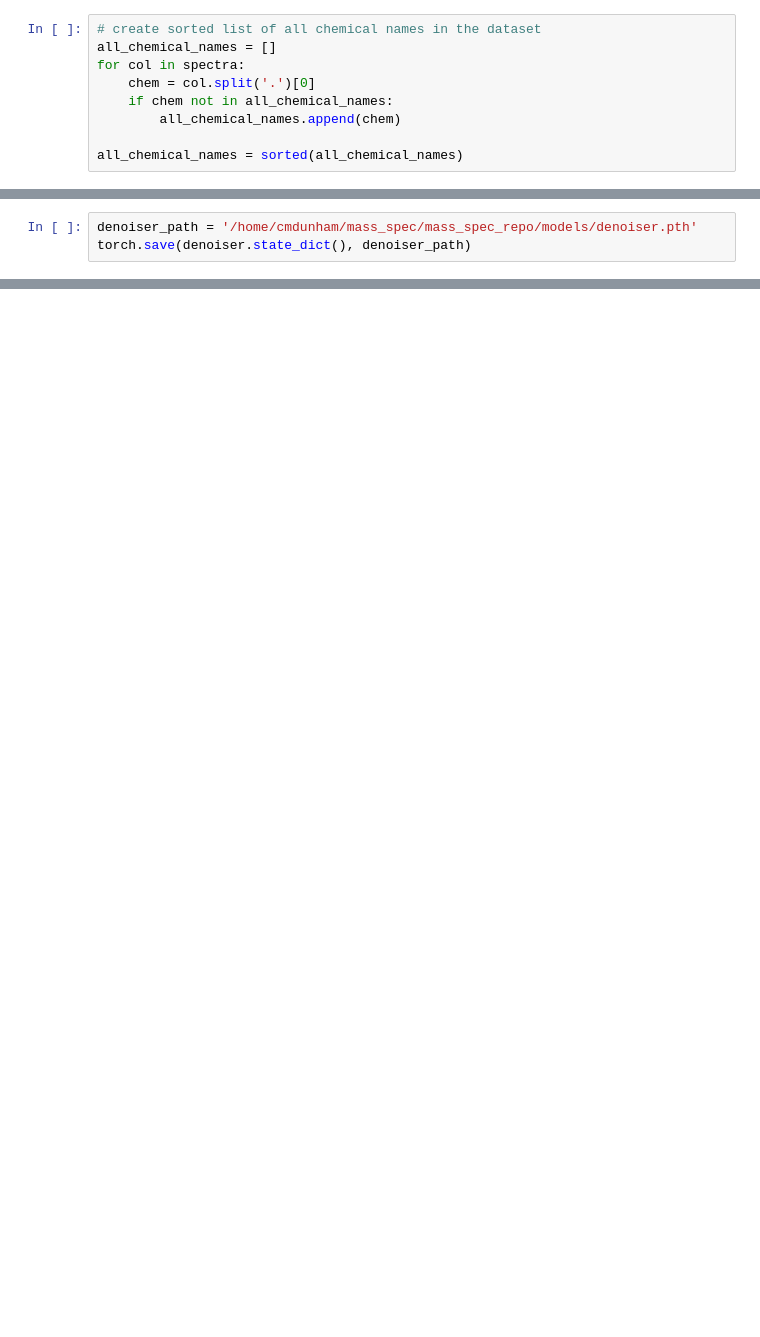
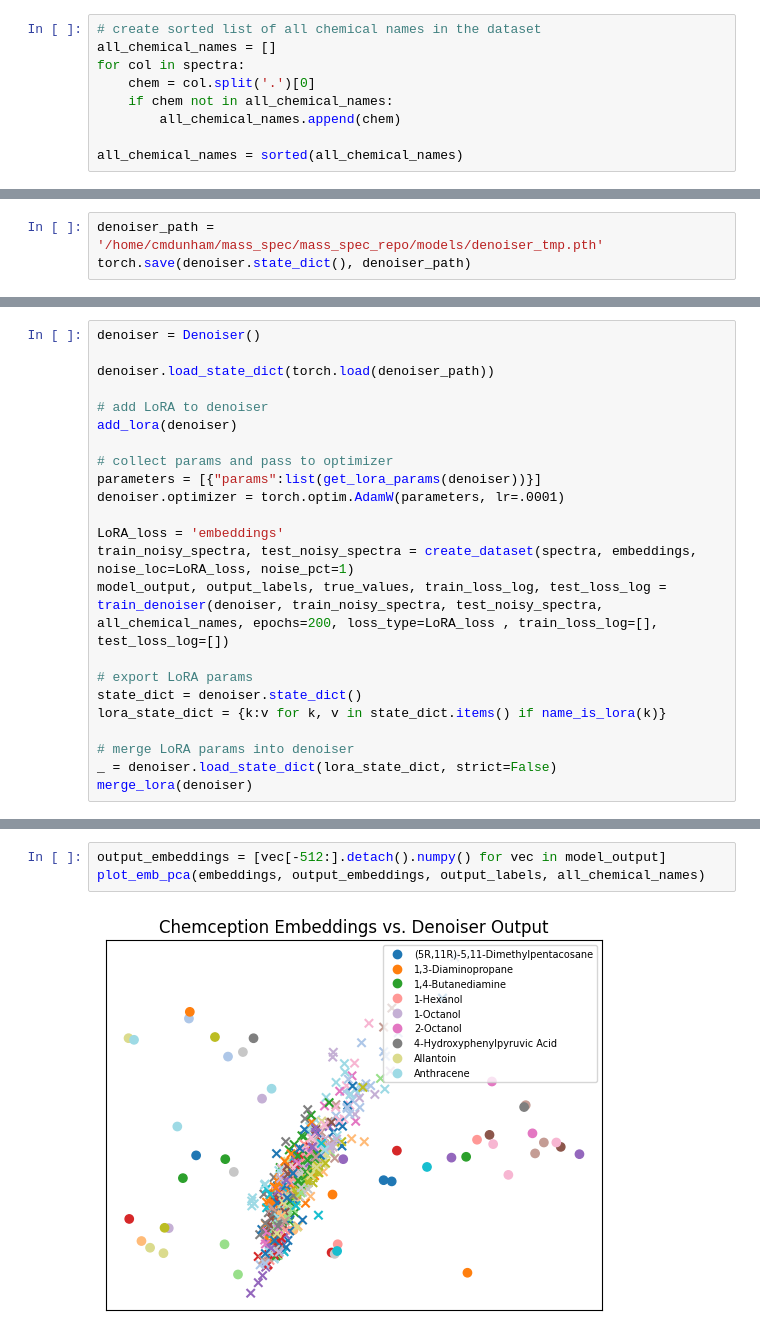
Before and after one commit to CateMerfeld/mass_spec, a Jupyter notebook: single_model/denoiser.ipynb, the cells around one changed output, grey strips where cells are left out. Cells and saved outputs as stored; diff of their text form; blank space fills up the shorter version.

```diff
--- a/single_model/denoiser.ipynb
+++ b/single_model/denoiser.ipynb
@@ -333,3 +397,3 @@ plot_emb_pca(embeddings, output_embeddings, output_labels)
 # %%
-denoiser_path = '/home/cmdunham/mass_spec/mass_spec_repo/models/denoiser.pth'
+denoiser_path = '/home/cmdunham/mass_spec/mass_spec_repo/models/denoiser_tmp.pth'
 torch.save(denoiser.state_dict(), denoiser_path)
@@ -335,0 +484,23 @@ torch.save(denoiser.state_dict(), denoiser_path)
+# %%
+denoiser = Denoiser()
+
+denoiser.load_state_dict(torch.load(denoiser_path))
+
+# add LoRA to denoiser
+add_lora(denoiser)
+
+# collect params and pass to optimizer
+parameters = [{"params":list(get_lora_params(denoiser))}]
+denoiser.optimizer = torch.optim.AdamW(parameters, lr=.0001)
+
+LoRA_loss = 'embeddings'
+train_noisy_spectra, test_noisy_spectra = create_dataset(spectra, embeddings, noise_loc=LoRA_loss, noise_pct=1)
+model_output, output_labels, true_values, train_loss_log, test_loss_log = train_denoiser(denoiser, train_noisy_spectra, test_noisy_spectra, all_chemical_names, epochs=200, loss_type=LoRA_loss , train_loss_log=[], test_loss_log=[])
+
+# export LoRA params
+state_dict = denoiser.state_dict()
+lora_state_dict = {k:v for k, v in state_dict.items() if name_is_lora(k)}
+
+# merge LoRA params into denoiser
+_ = denoiser.load_state_dict(lora_state_dict, strict=False)
+merge_lora(denoiser)
@@ -335,0 +525,5 @@ torch.save(denoiser.state_dict(), denoiser_path)
+# %%
+output_embeddings = [vec[-512:].detach().numpy() for vec in model_output]
+plot_emb_pca(embeddings, output_embeddings, output_labels, all_chemical_names)
+# %% [output]
+[figure, added]
```
Also changed, not shown: parts of 32 cells of this notebook, 3 other files.
